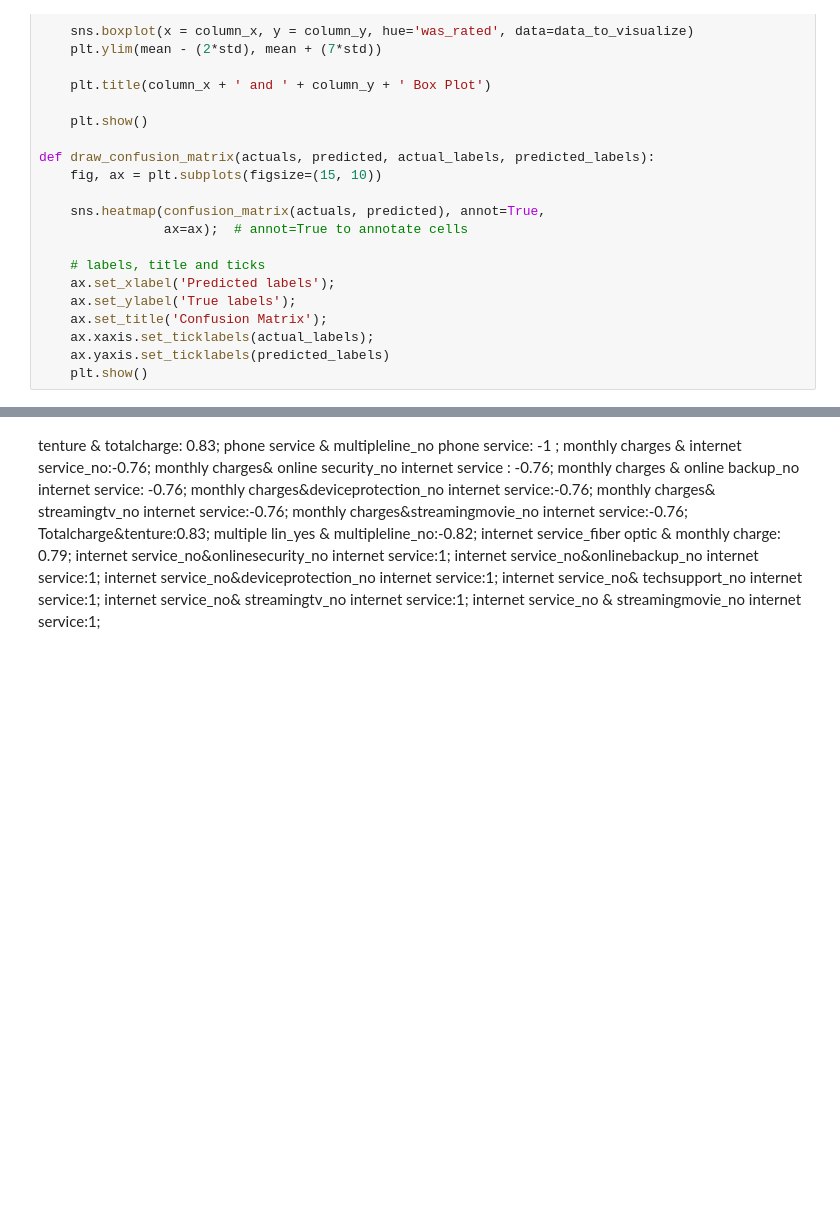
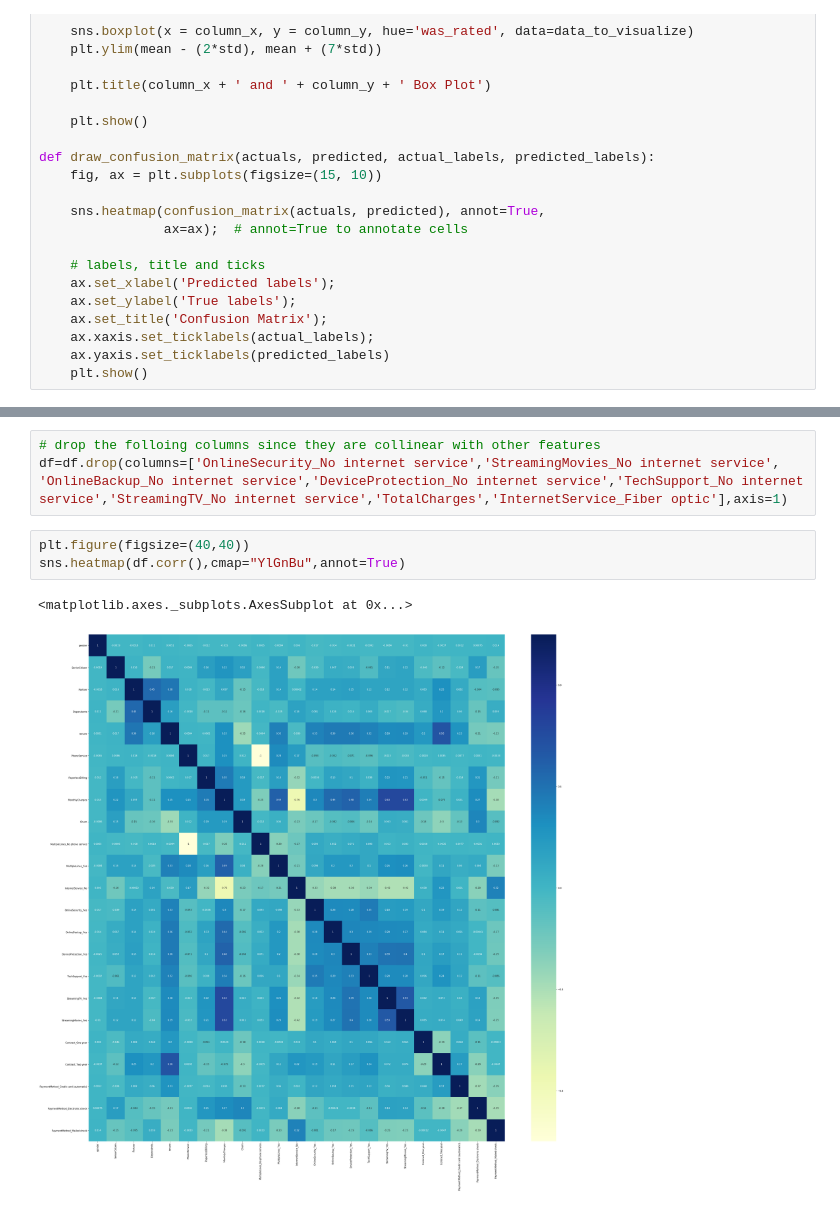
Before and after one commit to pealriver/Springboard, a Jupyter notebook: Capstone Project 1 - data storytelling.ipynb, the cells around one changed output, grey strips where cells are left out. Drawn from its saved outputs; the diff is of its cells as text; blank space fills up the shorter version.

```diff
--- a/Capstone Project 1 - data storytelling.ipynb
+++ b/Capstone Project 1 - data storytelling.ipynb
@@ -528,2 +521,9 @@ sns.heatmap(df.corr(),cmap="YlGnBu",annot=True)
-# %% [markdown]
-tenture & totalcharge: 0.83; phone service & multipleline_no phone service: -1 ; monthly charges & internet service_no:-0.76; monthly charges& online security_no internet service : -0.76; monthly charges & online backup_no internet service: -0.76; monthly charges&deviceprotection_no internet service:-0.76; monthly charges& streamingtv_no internet service:-0.76; monthly charges&streamingmovie_no internet service:-0.76; Totalcharge&tenture:0.83; multiple lin_yes & multipleline_no:-0.82; internet service_fiber optic & monthly charge: 0.79; internet service_no&onlinesecurity_no internet service:1; internet service_no&onlinebackup_no internet service:1; internet service_no&deviceprotection_no internet service:1; internet service_no& techsupport_no internet service:1; internet service_no& streamingtv_no internet service:1; internet service_no & streamingmovie_no internet service:1;
+# %%
+# drop the folloing columns since they are collinear with other features
+df=df.drop(columns=['OnlineSecurity_No internet service','StreamingMovies_No internet service', 'OnlineBackup_No internet service','DeviceProtection_No internet service','TechSupport_No internet service','StreamingTV_No internet service','TotalCharges','InternetService_Fiber optic'],axis=1)
+# %%
+plt.figure(figsize=(40,40))
+sns.heatmap(df.corr(),cmap="YlGnBu",annot=True)
+# %% [output]
+<matplotlib.axes._subplots.AxesSubplot at 0x...>
+[figure, added]
```
Also changed, not shown: parts of 17 cells of this notebook.
